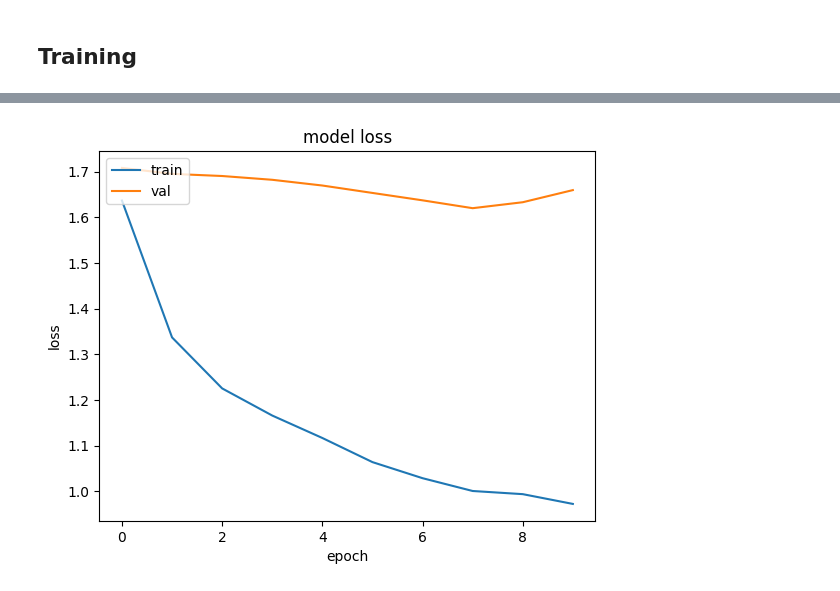
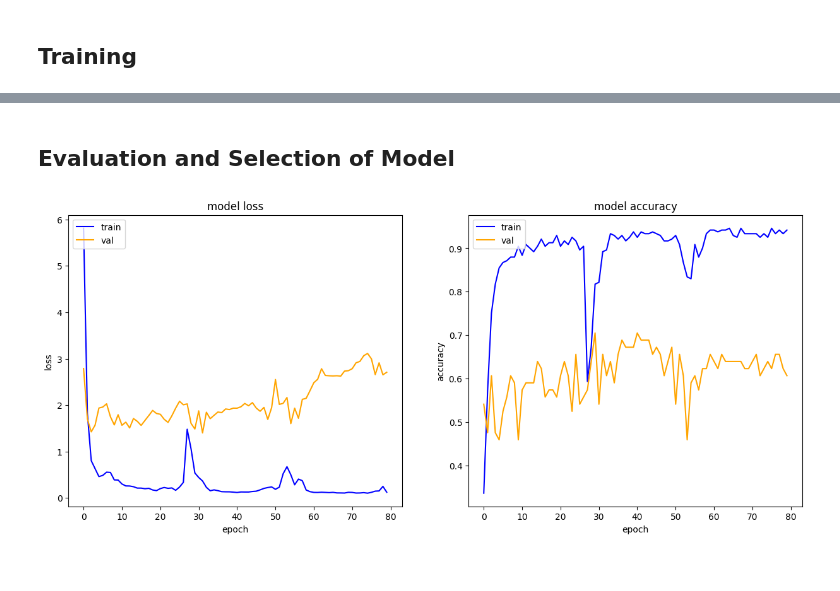
Before and after one commit to JoshuaGottlieb/Chatbot-Credibility-Scorer, a Jupyter notebook: src/deliverable-03/Tensorflow-Evaluator.ipynb, the cells around one changed output, grey strips where cells are left out. Drawn from its saved outputs; the diff is of its cells as text; code cells hidden in the pictures.

Commit message:
Finished developing and training model.

```diff
--- a/src/deliverable-03/Tensorflow-Evaluator.ipynb
+++ b/src/deliverable-03/Tensorflow-Evaluator.ipynb
@@ -94,4 +114,5 @@ df
 # %%
-# Create sentence embeddings, using all-MiniLM-L6-v2 model to produce 384 dimension vectors
+# Create sentence embeddings, using all-MiniLM-L6-v2 model
+# Use binary precision to reduce dimensionality, producing 48 dimension vectors
 tokenizer = SentenceTransformer('all-MiniLM-L6-v2')
-X_text = np.array([embedder.encode(p) for p in df['user_prompt']])
+X_text = np.array([tokenizer.encode(p, precision = 'binary') for p in df['user_prompt']])
@@ -128,12 +178,24 @@ model = create_nn_model(embedding_dim, num_of_dense_layers)
 # %% [markdown]
 ## Training
+# %%
+# Define and create a checkpoint directory
+checkpoint_dir = './checkpoint'
+os.makedirs(checkpoint_dir, exist_ok = True)
+
+# Save epochs while training, to manually select best model later
+model_checkpoint = tf.keras.callbacks.ModelCheckpoint(
+    filepath = os.path.join(checkpoint_dir, 'best_model-epoch_{epoch:02d}.h5'),
+    save_freq = 'epoch'
+)
 # %%
+# Train the model using a batch size of 2 and a 20% validation split for 80 epochs
 model.fit(
-    {'text_input': X_text, 'func_rating_input': X_rating},
+    {'embedded_text_input': X_text, 'func_rating_input': X_rating},
     y,
-    epochs = 10,
+    epochs = 80,
     batch_size = 2,
-    validation_split = 0.1,
-    verbose = 2
+    validation_split = 0.2,
+    verbose = 2,
+    callbacks = [model_checkpoint]
 )
 # %% [output]
@@ -161,13 +223,16 @@ Epoch 10/10
+# %% [markdown]
+## Evaluation and Selection of Model
 # %%
-# Plot error
-import matplotlib.pyplot as plt
+# Graph the training and validation loss and accuracy across epochs
+fig, ax = plt.subplots(1, 2, figsize = (15, 6))
+metrics = ['loss', 'accuracy']
 
-plt.plot(model.history.history['loss'])
-plt.plot(model.history.history['val_loss'])
-plt.title('model loss')
-plt.ylabel('loss')
-plt.xlabel('epoch')
-plt.legend(['train', 'val'], loc='upper left')
-plt.show()
+for a, metric in list(zip(ax, metrics)):
+    a.plot(model.history.history[metric], color = 'blue')
+    a.plot(model.history.history[f'val_{metric}'], color = 'orange')
+    a.set_title(f'model {metric}')
+    a.set_xlabel('epoch')
+    a.set_ylabel(metric)
+    a.legend(['train', 'val'], loc = 'upper left')
 # %% [output]
-[figure, old version]
+[figure, new version]
```
Also changed, not shown: parts of 16 cells of this notebook.
